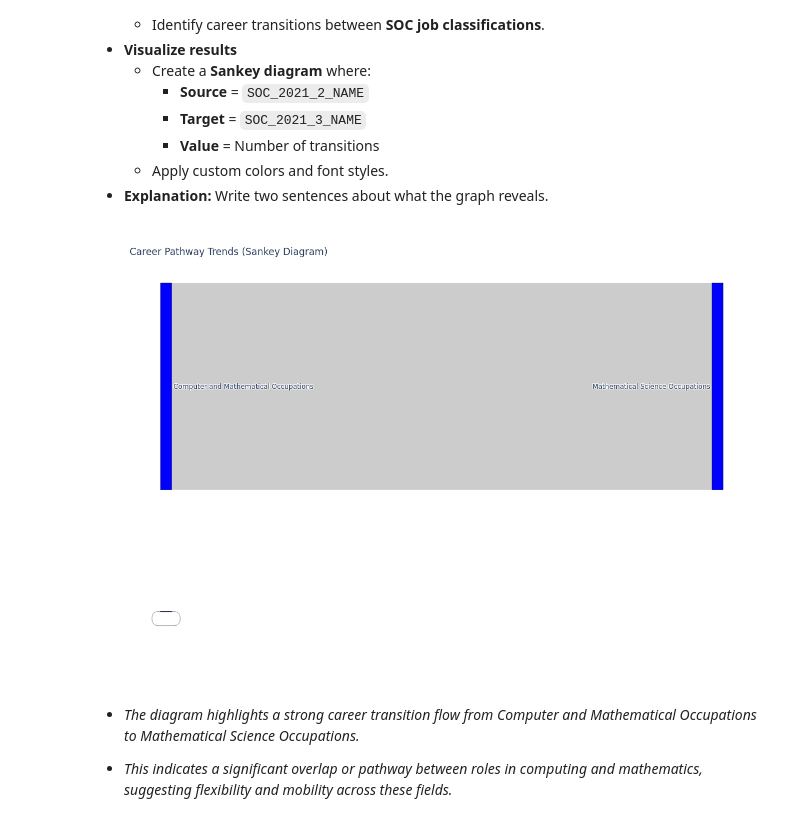
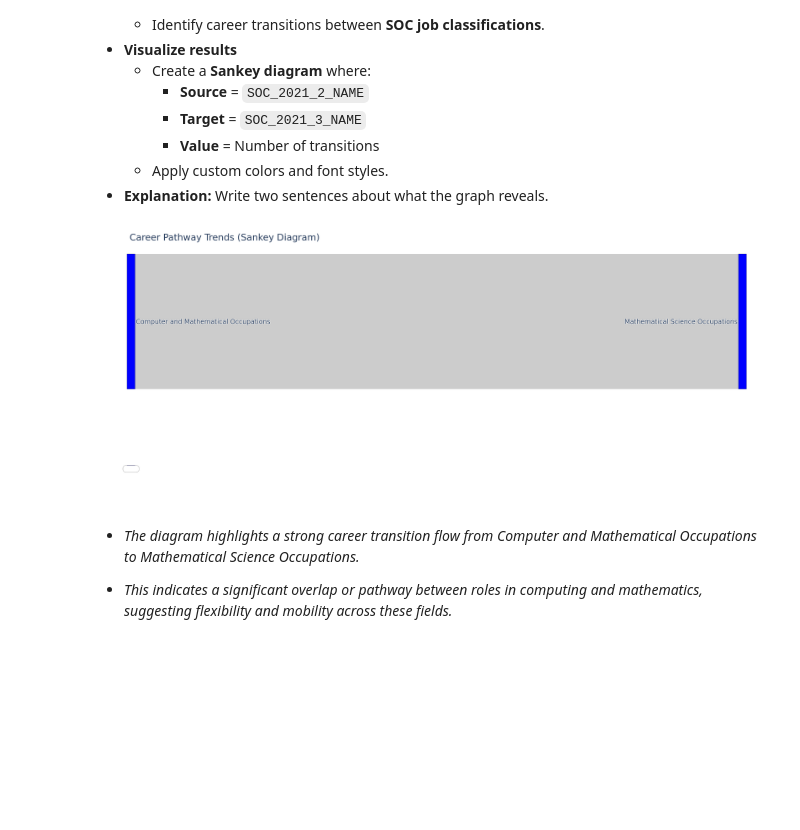
Before and after one commit to met-ad-688/lab06-prabuj1611, a Jupyter notebook: lab06_prabu.ipynb, the cells around one changed output. Saved outputs shown, nothing was run; the diff lists cells and outputs as text; code cells hidden in the pictures; blank space fills up the shorter version.

Commit message:
Altered Fig Size

```diff
--- a/lab06_prabu.ipynb
+++ b/lab06_prabu.ipynb
@@ -732,51 +719,48 @@ fig.show()
 - **Explanation:** Write two sentences about what the graph reveals.
 # %%
 # Your code for 8th question here
-import pandas as pd
-import plotly.graph_objects as go
-from pyspark.sql.functions import col
-from pyspark.sql import functions as F
 
-# Step 1: Aggregate the data in PySpark
+# Aggregate the data in PySpark
 df_grouped = df.groupBy("SOC_2021_2_NAME", "SOC_2021_3_NAME").agg(F.count("*").alias("Count"))
 
-# Step 2: Convert to Pandas for visualization
+# Convert to Pandas for visualization
 pdf = df_grouped.toPandas()
 
-# Step 3: Create a mapping from labels to indices
+# Create a mapping from labels to indices
 all_labels = pd.concat([pdf["SOC_2021_2_NAME"], pdf["SOC_2021_3_NAME"]]).unique()
 label_to_index = {label: idx for idx, label in enumerate(all_labels)}
 
-# Step 4: Map source and target to indices
+# Map source and target to indices
 pdf["source_index"] = pdf["SOC_2021_2_NAME"].map(label_to_index)
 pdf["target_index"] = pdf["SOC_2021_3_NAME"].map(label_to_index)
 
-# Step 5: Build the Sankey diagram
+# Build the Sankey diagram
 fig = go.Figure(data=[go.Sankey(
     node=dict(
         pad=15,
-        thickness=20,
+        thickness=30,
         line=dict(color="black", width=0.5),
         label=list(label_to_index.keys()),
         color="blue"
     ),
     link=dict(
         source=pdf["source_index"],
         target=pdf["target_index"],
         value=pdf["Count"]
     )
 )])
 
-# Step 6: Customize and show
+# Customize and show
 fig.update_layout(
     title_text="Career Pathway Trends (Sankey Diagram)",
-    font_size=12,
-    width=1200,
-    height=800
+    font_size=24,
+    width=2500,
+    height=1000
 )
 fig.show()
+fig.write_image("output/Q8.svg", width=1700, height=900, scale=1)
 # %% [output]
-[figure, old version]
+[figure, new version]
 # %% [markdown]
 - *The diagram highlights a strong career transition flow from Computer and Mathematical Occupations to Mathematical Science Occupations.*
 
```
Also changed, not shown: parts of 9 cells of this notebook, 8 other files.
